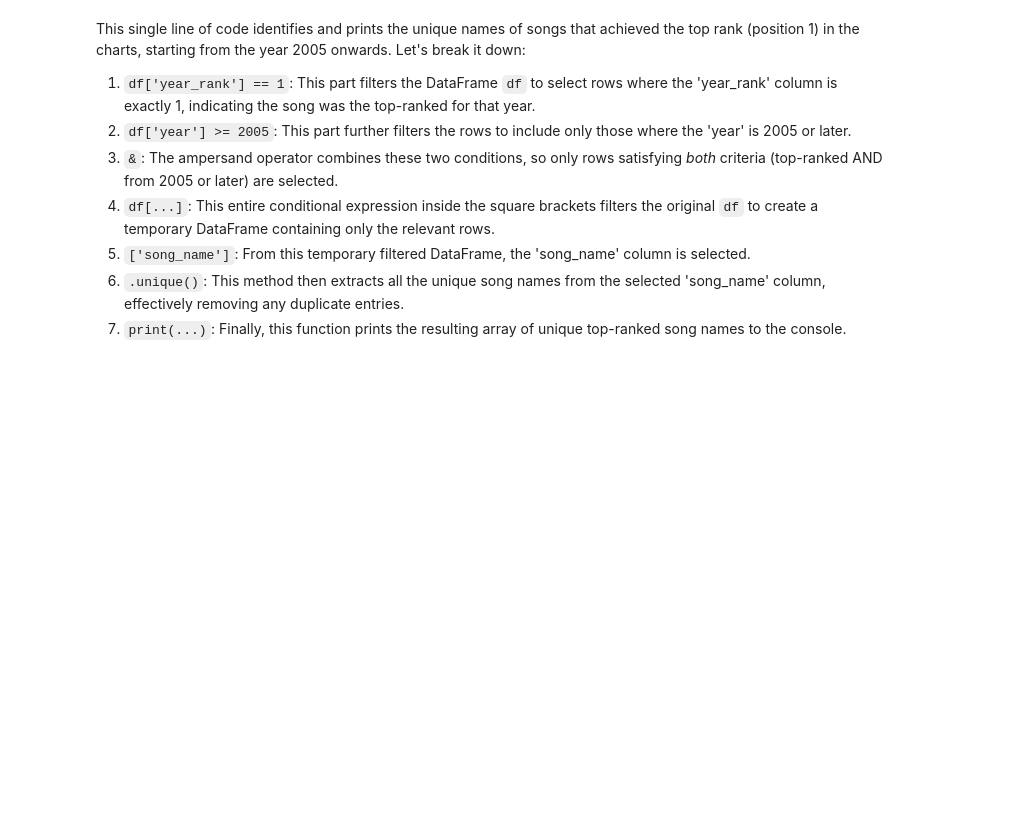
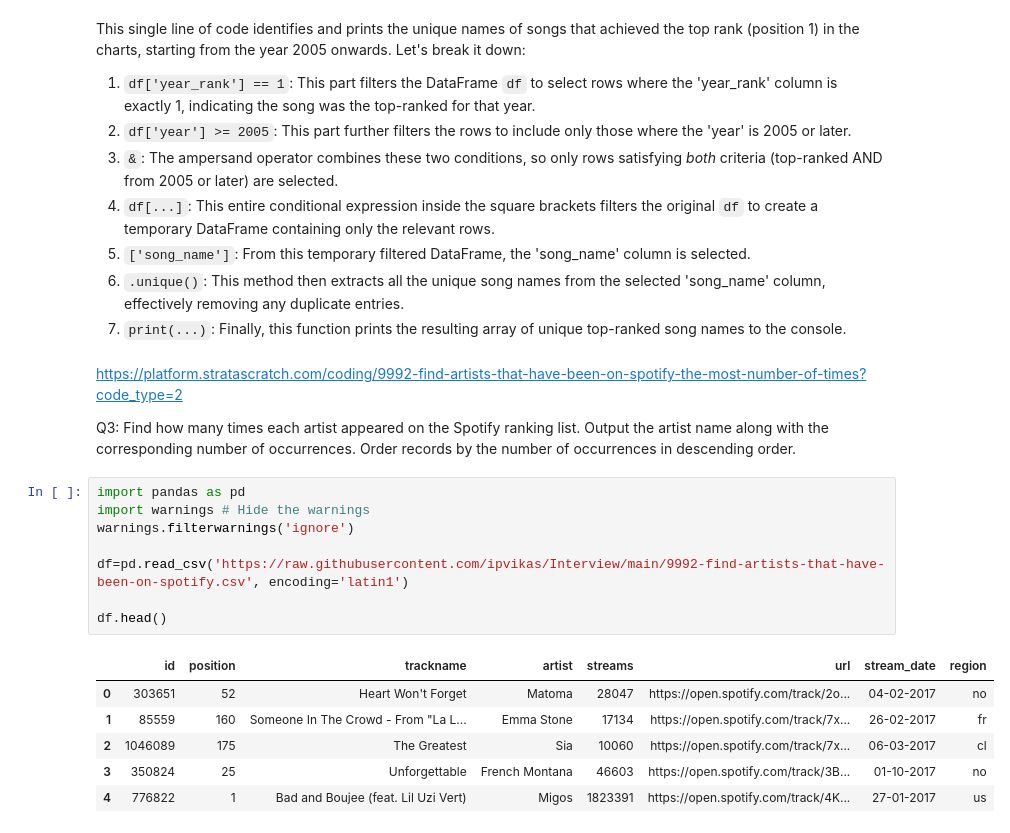
Before and after one commit to ipvikas/Interview, a Jupyter notebook: Interview_Q.ipynb, the cells around one changed output. Saved outputs shown, nothing was run; the diff lists cells and outputs as text; blank space fills up the shorter version.

```diff
--- a/Interview_Q.ipynb
+++ b/Interview_Q.ipynb
@@ -94,3 +94,24 @@ This single line of code identifies and prints the unique names of songs that ac
 5. `['song_name']`: From this temporary filtered DataFrame, the 'song_name' column is selected.
 6. `.unique()`: This method then extracts all the unique song names from the selected 'song_name' column, effectively removing any duplicate entries.
 7. `print(...)`: Finally, this function prints the resulting array of unique top-ranked song names to the console.
+# %% [markdown]
+https://platform.stratascratch.com/coding/9992-find-artists-that-have-been-on-spotify-the-most-number-of-times?code_type=2
+
+Q3: Find how many times each artist appeared on the Spotify ranking list.
+Output the artist name along with the corresponding number of occurrences.
+Order records by the number of occurrences in descending order.
+# %%
+import pandas as pd
+import warnings # Hide the warnings
+warnings.filterwarnings('ignore')
+
+df=pd.read_csv('https://raw.githubusercontent.com/ipvikas/Interview/main/9992-find-artists-that-have-been-on-spotify.csv', encoding='latin1')
+
+df.head()
+# %% [output]
+|  | id | position | trackname | artist | streams | url | stream_date | region |
+| 0 | 303651 | 52 | Heart Won't Forget | Matoma | 28047 | https://open.spotify.com/track/2o... | 04-02-2017 | no |
+| 1 | 85559 | 160 | Someone In The Crowd - From "La L... | Emma Stone | 17134 | https://open.spotify.com/track/7x... | 26-02-2017 | fr |
+| 2 | 1046089 | 175 | The Greatest | Sia | 10060 | https://open.spotify.com/track/7x... | 06-03-2017 | cl |
+| 3 | 350824 | 25 | Unforgettable | French Montana | 46603 | https://open.spotify.com/track/3B... | 01-10-2017 | no |
+| 4 | 776822 | 1 | Bad and Boujee (feat. Lil Uzi Vert) | Migos | 1823391 | https://open.spotify.com/track/4K... | 27-01-2017 | us |
```
Also changed, not shown: parts of 2 cells of this notebook.
